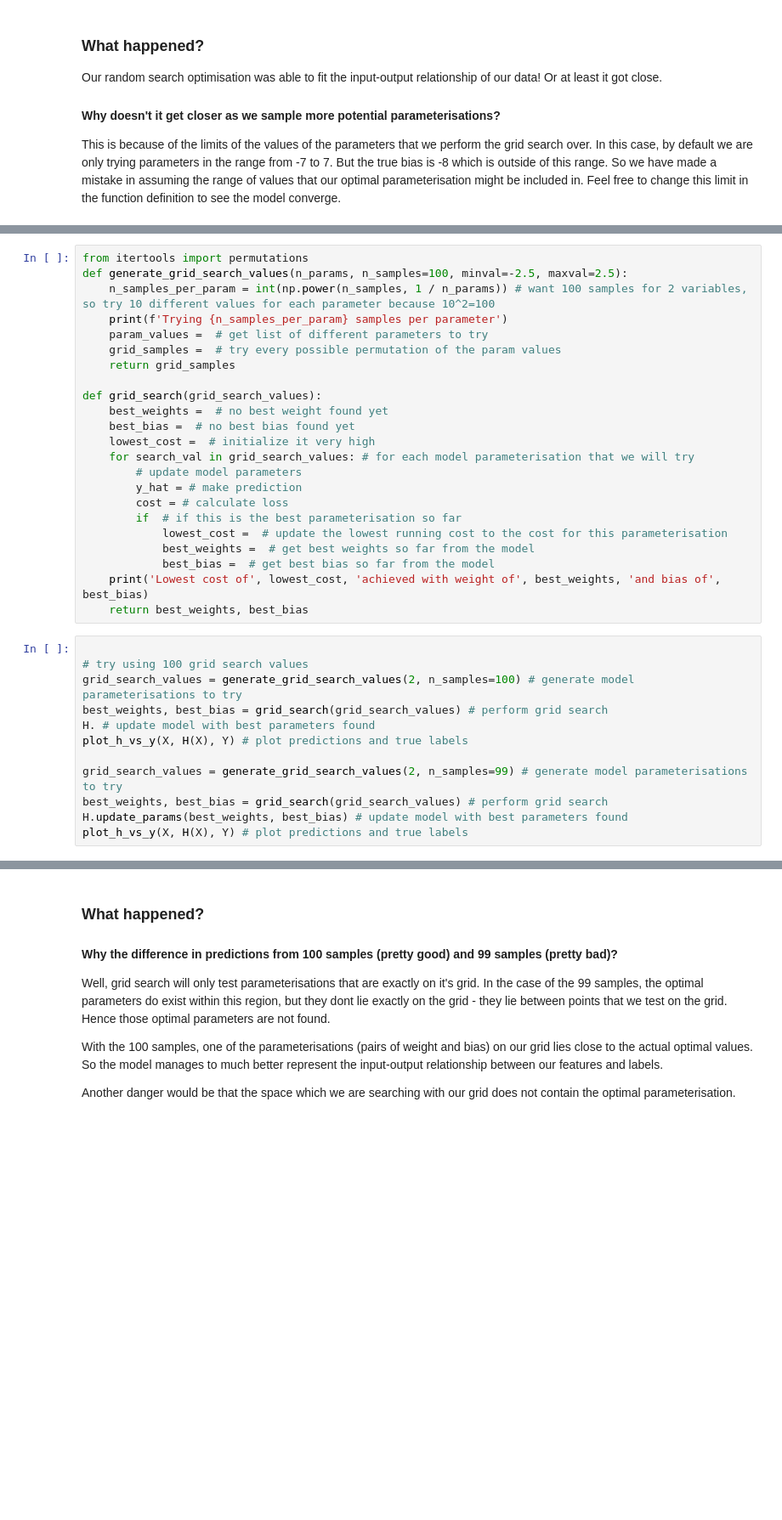
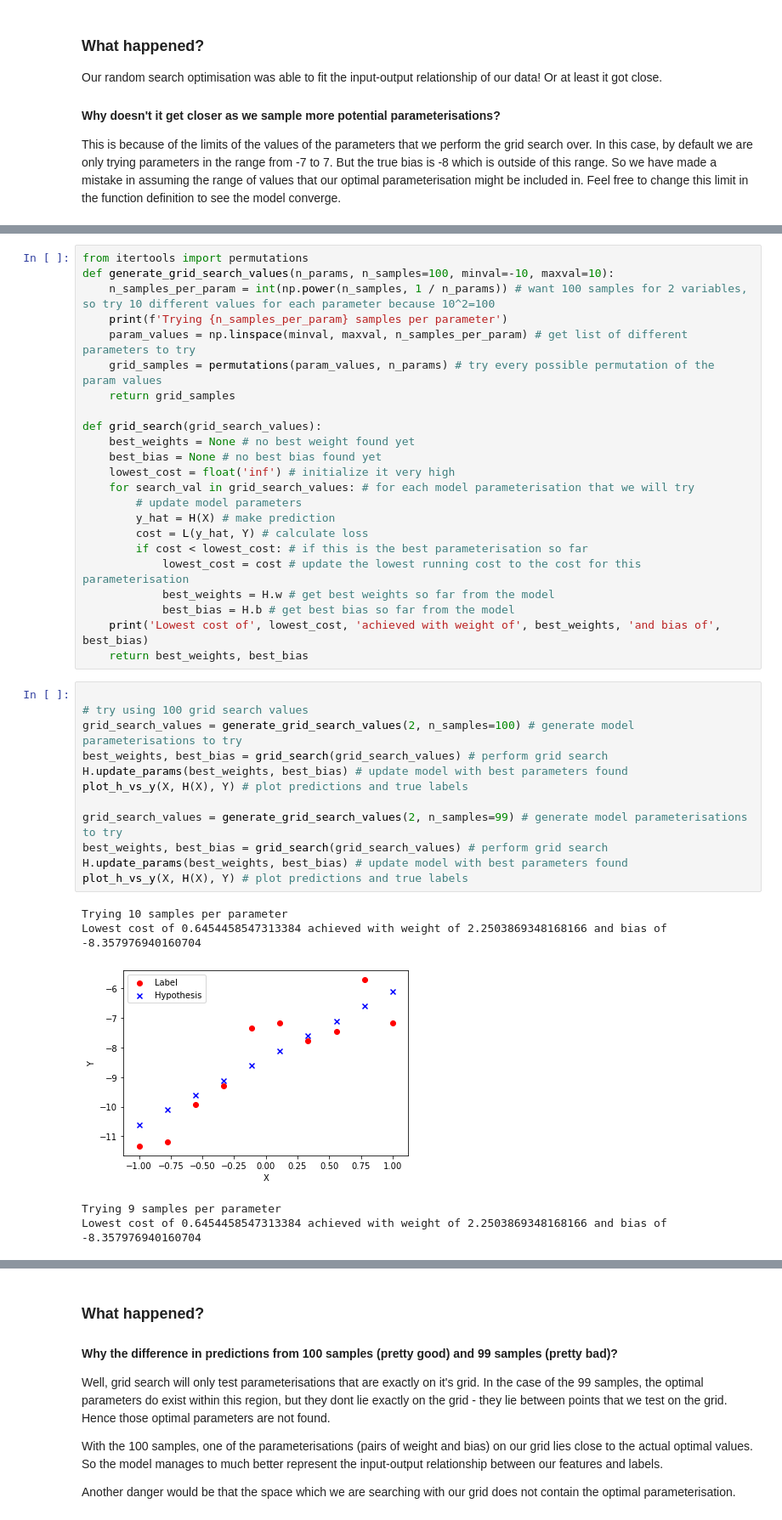
Before and after one commit to raihaan123/Strong-ML-Foundations, a Jupyter notebook: Intro to Machine Learning.ipynb, the cells around one changed output, grey strips where cells are left out. Shown at 85% size. Drawn from its saved outputs; the diff is of its cells as text; blank space fills up the shorter version.

```diff
--- a/Intro to Machine Learning.ipynb
+++ b/Intro to Machine Learning.ipynb
@@ -221,36 +243,42 @@ Grid search is the process of trying out values at common intervals within a spe
 ![](images/NN1_gridsearch.JPG)
 # %%
 from itertools import permutations
-def generate_grid_search_values(n_params, n_samples=100, minval=-2.5, maxval=2.5):
+def generate_grid_search_values(n_params, n_samples=100, minval=-10, maxval=10):
     n_samples_per_param = int(np.power(n_samples, 1 / n_params)) # want 100 samples for 2 variables, so try 10 different values for each parameter because 10^2=100
     print(f'Trying {n_samples_per_param} samples per parameter')
-    param_values =  # get list of different parameters to try
-    grid_samples =  # try every possible permutation of the param values
+    param_values = np.linspace(minval, maxval, n_samples_per_param) # get list of different parameters to try
+    grid_samples = permutations(param_values, n_params) # try every possible permutation of the param values
     return grid_samples
 
 def grid_search(grid_search_values):
-    best_weights =  # no best weight found yet
-    best_bias =  # no best bias found yet
-    lowest_cost =  # initialize it very high
+    best_weights = None # no best weight found yet
+    best_bias = None # no best bias found yet
+    lowest_cost = float('inf') # initialize it very high
     for search_val in grid_search_values: # for each model parameterisation that we will try
         # update model parameters
-        y_hat = # make prediction
-        cost = # calculate loss
-        if  # if this is the best parameterisation so far
-            lowest_cost =  # update the lowest running cost to the cost for this parameterisation
-            best_weights =  # get best weights so far from the model
-            best_bias =  # get best bias so far from the model
+        y_hat = H(X) # make prediction
+        cost = L(y_hat, Y) # calculate loss
+        if cost < lowest_cost: # if this is the best parameterisation so far
+            lowest_cost = cost # update the lowest running cost to the cost for this parameterisation
+            best_weights = H.w # get best weights so far from the model
+            best_bias = H.b # get best bias so far from the model
     print('Lowest cost of', lowest_cost, 'achieved with weight of', best_weights, 'and bias of', best_bias)
     return best_weights, best_bias
 # %%
 
 # try using 100 grid search values
 grid_search_values = generate_grid_search_values(2, n_samples=100) # generate model parameterisations to try
 best_weights, best_bias = grid_search(grid_search_values) # perform grid search
-H. # update model with best parameters found
+H.update_params(best_weights, best_bias) # update model with best parameters found
 plot_h_vs_y(X, H(X), Y) # plot predictions and true labels
 
 grid_search_values = generate_grid_search_values(2, n_samples=99) # generate model parameterisations to try
 best_weights, best_bias = grid_search(grid_search_values) # perform grid search
 H.update_params(best_weights, best_bias) # update model with best parameters found
 plot_h_vs_y(X, H(X), Y) # plot predictions and true labels
+# %% [output]
+Trying 10 samples per parameter
+Lowest cost of 0.6454458547313384 achieved with weight of 2.2503869348168166 and bias of -8.357976940160704
+[figure, added]
+Trying 9 samples per parameter
+Lowest cost of 0.6454458547313384 achieved with weight of 2.2503869348168166 and bias of -8.357976940160704
```
Also changed, not shown: parts of 9 cells of this notebook, 1 other file.
